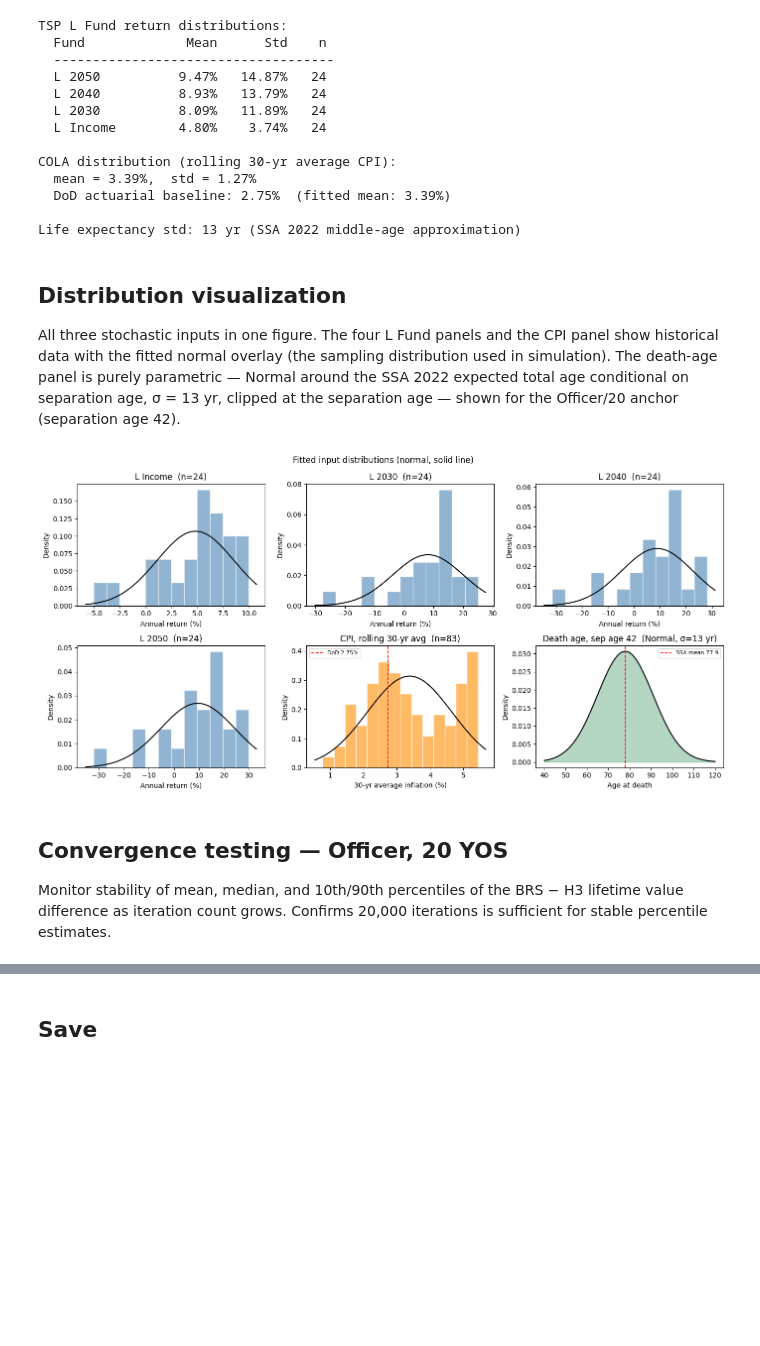
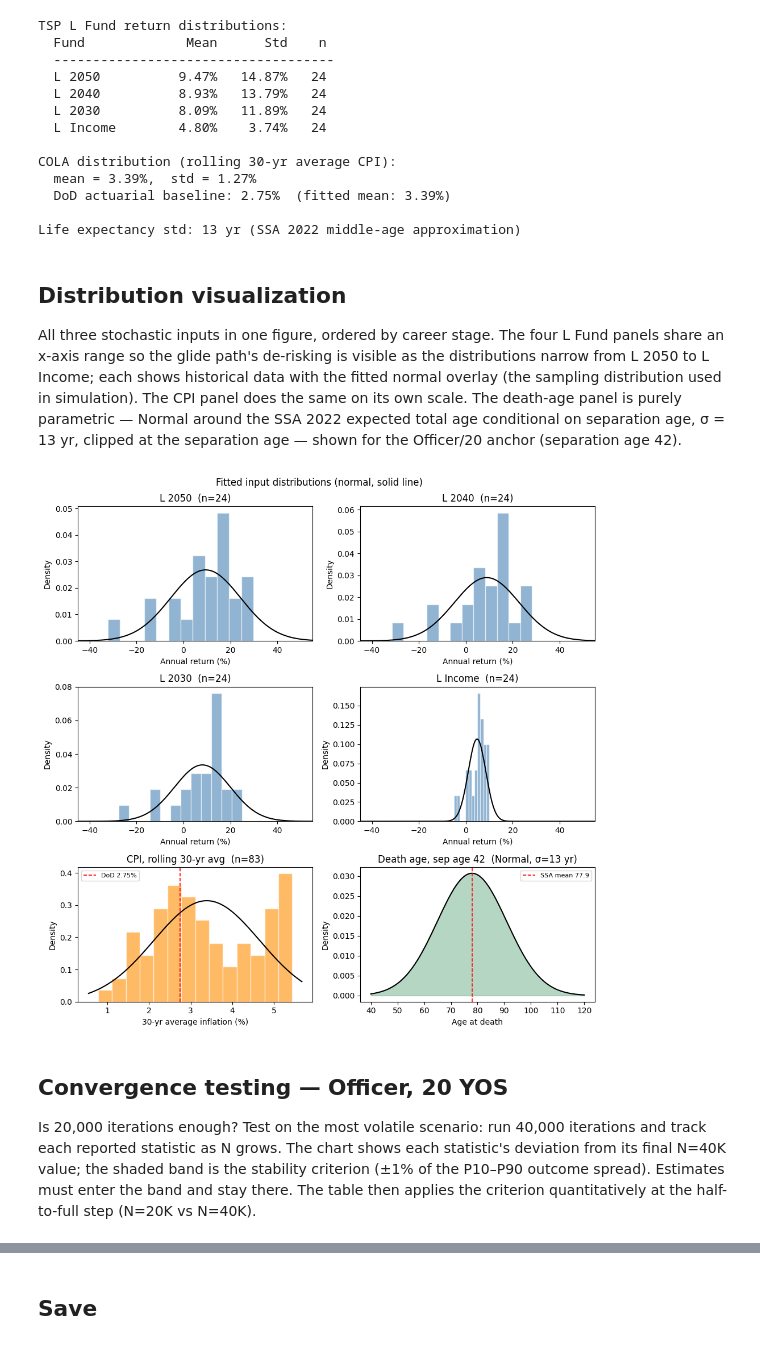
Before and after one commit to sgelety/military-retirement-monte-carlo, a Jupyter notebook: notebooks/03b_monte_carlo.ipynb, the cells around one changed output, grey strips where cells are left out. Cells and saved outputs as stored; diff of their text form; code cells hidden in the pictures; blank space fills up the shorter version.

```diff
--- a/notebooks/03b_monte_carlo.ipynb
+++ b/notebooks/03b_monte_carlo.ipynb
@@ -161,17 +161,23 @@ Life expectancy std: 13 yr (SSA 2022 middle-age approximation)
 # %% [markdown]
 ## Distribution visualization
 
-All three stochastic inputs in one figure. The four L Fund
-panels and the CPI panel show historical data with the fitted
-normal overlay (the sampling distribution used in simulation).
-The death-age panel is purely parametric — Normal around the
-SSA 2022 expected total age conditional on separation age,
-σ = 13 yr, clipped at the separation age — shown for the
-Officer/20 anchor (separation age 42).
+All three stochastic inputs in one figure, ordered by career
+stage. The four L Fund panels share an x-axis range so the
+glide path's de-risking is visible as the distributions
+narrow from L 2050 to L Income; each shows historical data
+with the fitted normal overlay (the sampling distribution
+used in simulation). The CPI panel does the same on its own
+scale. The death-age panel is purely parametric — Normal
+around the SSA 2022 expected total age conditional on
+separation age, σ = 13 yr, clipped at the separation age —
+shown for the Officer/20 anchor (separation age 42).
 # %%
-fig, axes = plt.subplots(2, 3, figsize=(14, 7))
+fig, axes = plt.subplots(3, 2, figsize=(10, 10))
 
-plot_funds = ['L Income', 'L 2030', 'L 2040', 'L 2050']
+# Career-stage order; shared x-range makes the glide path's
+# de-risking visible across panels (autoscaling would hide it)
+plot_funds = ['L 2050', 'L 2040', 'L 2030', 'L Income']
+FUND_XLIM = (-45, 55)
 for i, fund in enumerate(plot_funds):
     ax = axes.flat[i]
     vals = tsp_returns[fund].dropna().values
@@ -179,11 +185,11 @@ for i, fund in enumerate(plot_funds):
         vals, bins=12, density=True,
         alpha=0.6, color='steelblue', edgecolor='white',
     )
-    xlo, xhi = ax.get_xlim()
-    xs = np.linspace(xlo, xhi, 200)
+    xs = np.linspace(*FUND_XLIM, 300)
     mu = fund_stats[fund]['mean'] * 100
     sigma = fund_stats[fund]['std'] * 100
     ax.plot(xs, stats.norm.pdf(xs, mu, sigma), 'k-', lw=1.5)
+    ax.set_xlim(FUND_XLIM)
     n_pts = len(vals)
     ax.set_title(f'{fund}  (n={n_pts})')
     ax.set_xlabel('Annual return (%)')
@@ -225,42 +231,45 @@ SEP_AGE_DEMO = 42  # Officer/20 anchor
 mean_death = float(
     life_exp.loc[
         life_exp['Age'] == SEP_AGE_DEMO,
         'MaleTotalAge',
     ].squeeze()
 )
 xs = np.linspace(40, 120, 300)
 pdf = stats.norm.pdf(xs, mean_death, DEATH_AGE_STD)
 ax.fill_between(xs, pdf, color='seagreen', alpha=0.35)
 ax.plot(xs, pdf, 'k-', lw=1.5)
 ax.axvline(
     mean_death, color='red', lw=1.2, ls='--',
     label=f'SSA mean {mean_death:.1f}',
 )
 ax.set_title(
     f'Death age, sep age {SEP_AGE_DEMO}'
-    f'  (Normal, \u03c3={DEATH_AGE_STD:.0f} yr)'
+    f'  (Normal, σ={DEATH_AGE_STD:.0f} yr)'
 )
 ax.set_xlabel('Age at death')
 ax.legend(fontsize=8)
 
 for ax in axes.flat:
     ax.set_ylabel('Density')
 
 fig.suptitle(
     'Fitted input distributions (normal, solid line)',
     fontsize=12,
 )
 plt.tight_layout()
 plt.show()
 # %% [output]
-[figure, old version]
+[figure, new version]
 # %% [markdown]
 ## Convergence testing — Officer, 20 YOS
 
-Monitor stability of mean, median, and 10th/90th percentiles
-of the BRS − H3 lifetime value difference as iteration count
-grows. Confirms 20,000 iterations is sufficient for stable
-percentile estimates.
+Is 20,000 iterations enough? Test on the most volatile scenario:
+run 40,000 iterations and track each reported statistic as N
+grows. The chart shows each statistic's deviation from its final
+N=40K value; the shaded band is the stability criterion (±1% of
+the P10–P90 outcome spread). Estimates must enter the band and
+stay there. The table then applies the criterion quantitatively
+at the half-to-full step (N=20K vs N=40K).
 # %%
 conv_raw = run_scenario(
     'Officer', 20,
```
Also changed, not shown: parts of 12 cells of this notebook, 2 other files.
